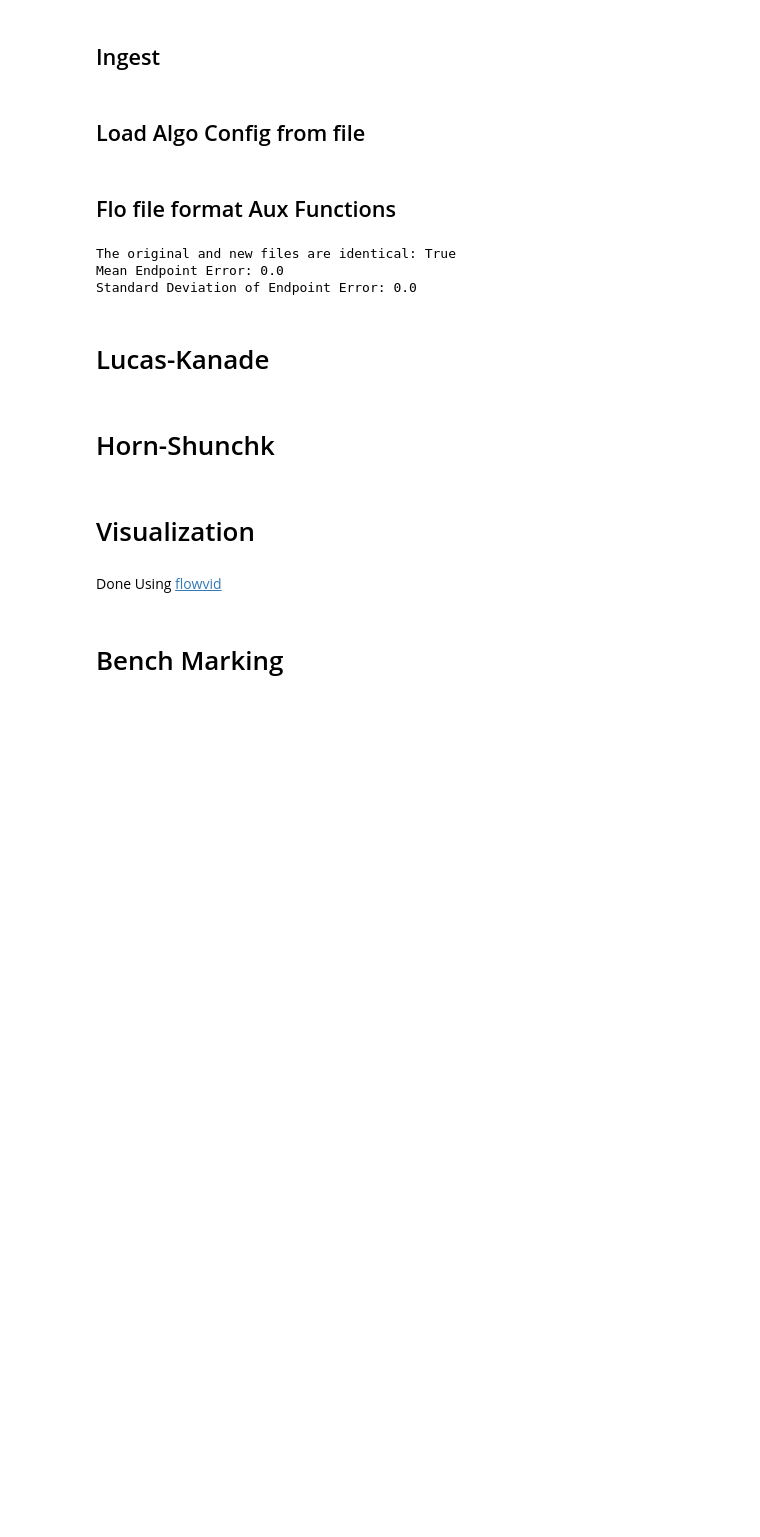
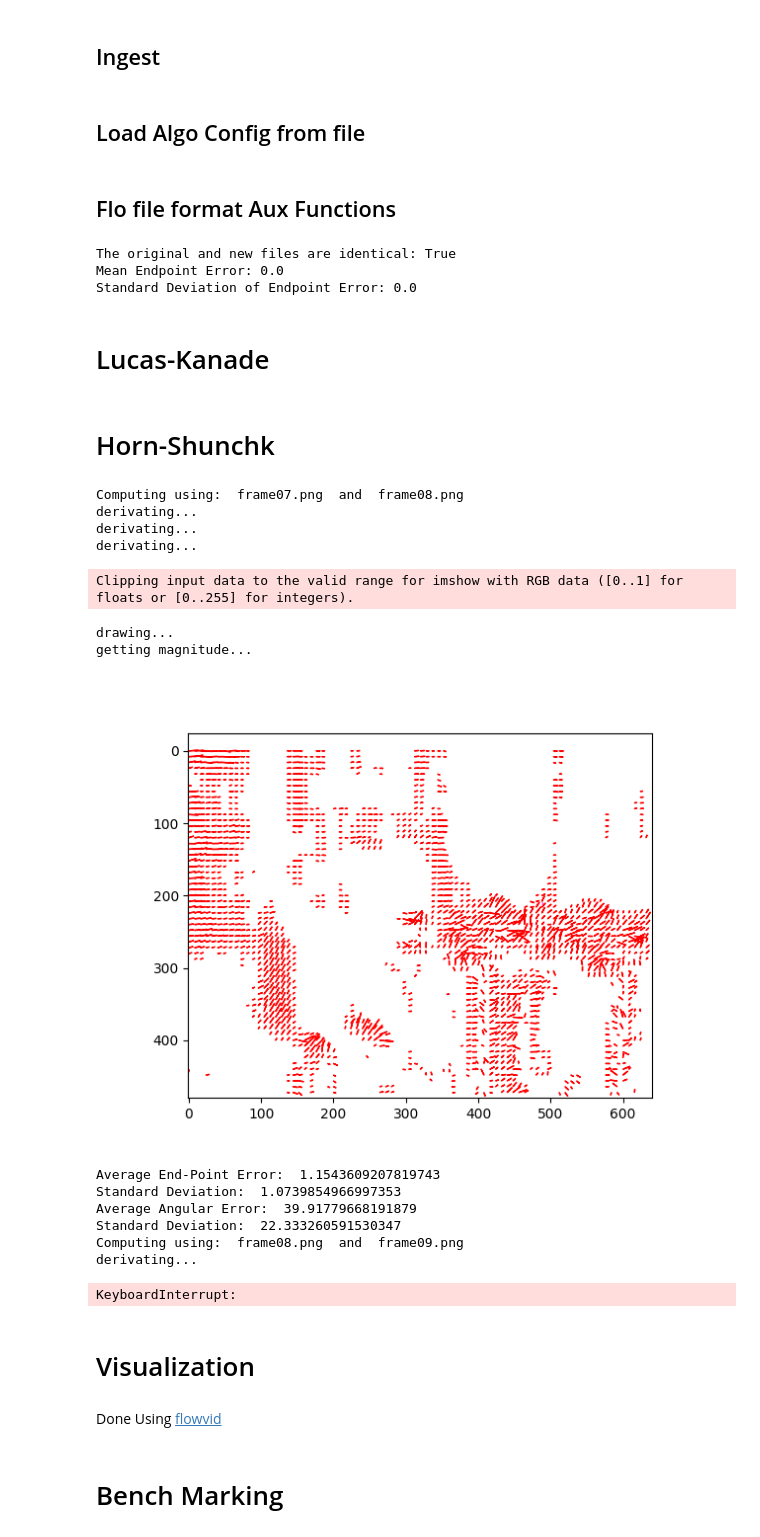
Before and after one commit to martinhofigueiredo/VC, a Jupyter notebook: assignment2/assignment2.ipynb, the cells around one changed output. Saved outputs shown, nothing was run; the diff lists cells and outputs as text; code cells hidden in the pictures; blank space fills up the shorter version.

```diff
--- a/assignment2/assignment2.ipynb
+++ b/assignment2/assignment2.ipynb
@@ -499,8 +498,8 @@ def computeHS_MC(path, name1, name2, alpha, delta):
 
     print("Computing using: ", name1, " and ", name2)
 
-    beforeImg1 = cv2.imread(os.path.join(path, name1), cv2.IMREAD_GRAYSCALE).astype(float)
-    afterImg = cv2.imread(os.path.join(path, name2), cv2.IMREAD_GRAYSCALE).astype(float)
+    beforeImg = cv2.imread(os.path.join(path, name1)).astype(float)
+    afterImg = cv2.imread(os.path.join(path, name2)).astype(float)
 
     if beforeImg is None:
         raise NameError("Can't find image: \"" + name1 + '\"')
@@ -508,7 +507,7 @@ def computeHS_MC(path, name1, name2, alpha, delta):
         raise NameError("Can't find image: \"" + name2 + '\"')
 
     #removing noise
-    beforeImg  = cv2.GaussianBlur(beforeImg1, (5, 5), 0)
+    beforeImg  = cv2.GaussianBlur(beforeImg, (5, 5), 0)
     afterImg = cv2.GaussianBlur(afterImg, (5, 5), 0)
 
 
@@ -543,12 +542,13 @@ def computeHS_MC(path, name1, name2, alpha, delta):
         v_list.append(v)
 
 
-    u = np.mean(u_list)
-    v = np.mean(v_list)
 
-    draw_quiver(u, v, beforeImg1, name1, name2)
+    u = (u_list[0]+u_list[1]+u_list[2])/3
+    v = (v_list[0]+v_list[1]+v_list[2])/3
 
-    return [u, v]
+    draw_quiver(u, v, beforeImg, name1, name2)
+
+    return u, v
 
 def computeHS(path, name1, name2, alpha, delta):
 
@@ -645,7 +645,7 @@ def draw_quiver(u,v,beforeImg,name1, name2):
     plt.draw()
     file1 = os.path.splitext(name1)[0]
     file2 = os.path.splitext(name2)[0]
-    plt.savefig('/workspace/VC/assignment2/output/'+file1+file2+'.png')
+    plt.savefig('/Users/nmcna/Desktop/FEUP/4oano/2osemestre/VC/assignment2/output/'+file1+file2+'.png')
     plt.show()
 
 def get_derivatives(img1, img2):
@@ -693,7 +693,7 @@ config = load_config('config_HS.yml')
 
 input_path = config['input_path']
 
-gt_path = '/workspace/VC/assignment2/dataset/other-gt-flow/Urban2/flow10.flo'
+gt_path = '/Users/nmcna/Desktop/FEUP/4oano/2osemestre/VC/assignment2/dataset/other-gt-flow/Urban2/flow10.flo'
 
 gt = read_flow_field(gt_path)
 
@@ -701,33 +701,49 @@ gt_u = gt[:, :, 0].astype(float) / 255.0  # Normalize u component to [0, 1]
 gt_v = gt[:, :, 1].astype(float) / 255.0  # Normalize v component to [0, 1]
 #name = get_frame_paths(input_path)
 frames = os.listdir(input_path)
 ##print(frames)
 aee_values = []
 aee_std_values = []
 aae_values = []
 aae_std_values = []
 for i in range(0,len(frames)-1):
     #print("CYCLE: ", i)
     u, v = computeHS_MC(input_path, frames[i], frames[i+1], alpha=15, delta=10**-1)
 
     aee = calculate_aee(u, v, gt_u, gt_v)
     aee_std = calculate_aee_std(u, v, gt_u, gt_v)
     print("Average End-Point Error: ", aee)
     print("Standard Deviation: ", aee_std)
     aee_values.append(aee)
     aee_std_values.append(aee_std)
 
     aae = calculate_aae(u, v, gt_u, gt_v)
     aae_std = calculate_aae_std(u, v, gt_u, gt_v)
     print("Average Angular Error: ", aae)
     print("Standard Deviation: ", aae_std)
     aae_values.append(aae)
     aae_std_values.append(aae_std)
 
 print("MEAN AEE: ", np.mean(aee_values))
 print("MEAN STD: ", np.mean(aee_std_values))
 print("MEAN AAE: ", np.mean(aae_values))
 print("MEAN STD: ", np.mean(aae_std_values))
+# %% [output]
+Computing using:  frame07.png  and  frame08.png
+derivating...
+derivating...
+derivating...
+Clipping input data to the valid range for imshow with RGB data ([0..1] for floats or [0..255] for integers).
+drawing...
+getting magnitude...
+[figure, added]
+Average End-Point Error:  1.1543609207819743
+Standard Deviation:  1.0739854966997353
+Average Angular Error:  39.91779668191879
+Standard Deviation:  22.333260591530347
+Computing using:  frame08.png  and  frame09.png
+derivating...
+KeyboardInterrupt:
 # %% [markdown]
 # Visualization
 # %% [markdown]
```
Also changed, not shown: parts of 5 cells of this notebook.
